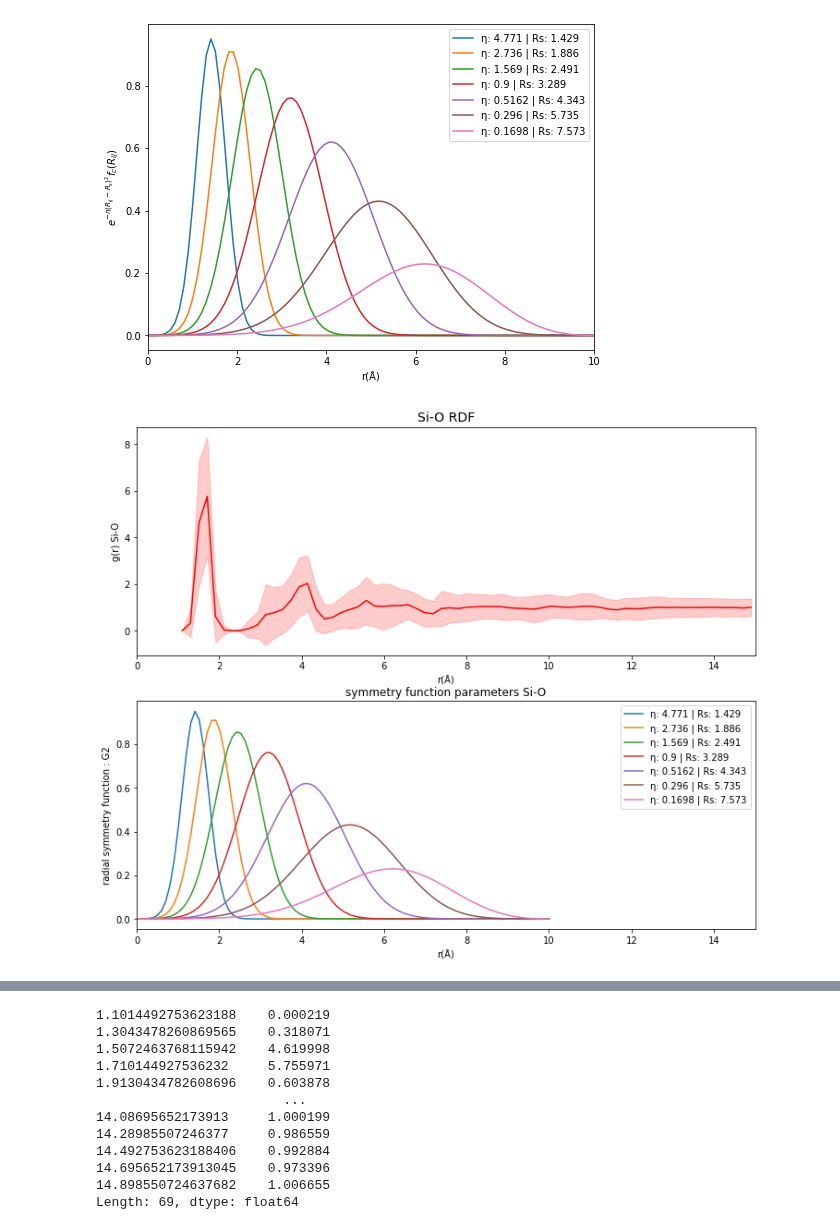
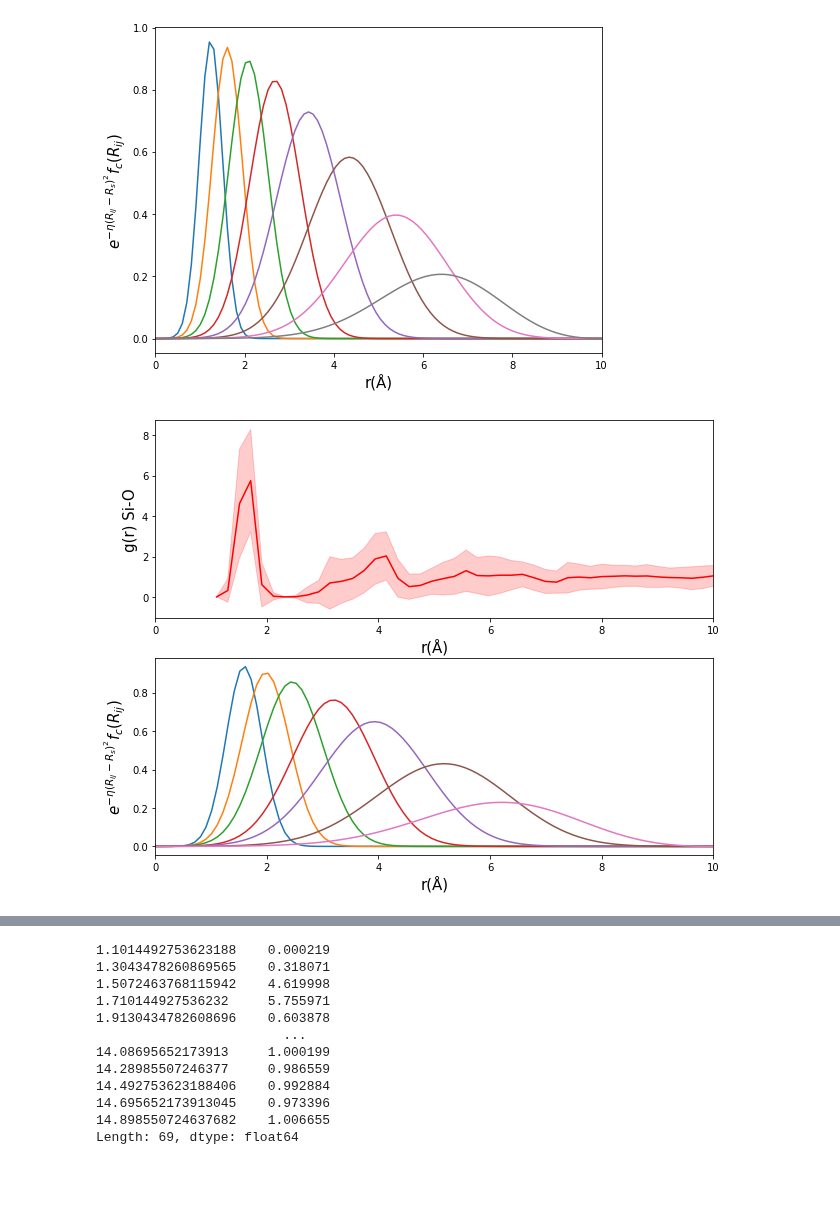
Before and after one commit to y1u0d2a1i/Research, a Jupyter notebook: scripts/rdf/compare_rdf_and_sf.ipynb, the cells around one changed output, grey strips where cells are left out. Saved outputs shown, nothing was run; the diff lists cells and outputs as text; code cells hidden in the pictures; blank space fills up the shorter version.

```diff
--- a/scripts/rdf/compare_rdf_and_sf.ipynb
+++ b/scripts/rdf/compare_rdf_and_sf.ipynb
@@ -13,10 +13,10 @@ def plot_rdf(data, ax):
     another_atom = data['another_atom'].unique()[0]
 
     # ax = fig.add_subplot()
-    ax.set_title(f"{center_atom}-{another_atom} RDF", fontsize = 14)
-    ax.set_xlabel("r(Å)", size = 10, weight = "light")
-    ax.set_ylabel(f"g(r) {center_atom}-{another_atom}", size = 10, weight = "light")
-    ax.set_xlim([0,15])
+    # ax.set_title(f"{center_atom}-{another_atom} RDF", fontsize = 14)
+    ax.set_xlabel("r(Å)", size = 10, weight = "light", fontsize=15)
+    ax.set_ylabel(f"g(r) {center_atom}-{another_atom}", size = 10, weight = "light", fontsize=15)
+    ax.set_xlim([0,10])
     x = list(map(lambda i: round(float(i),2),data.columns[4:]))
 
     mean = data.mean()[1:]
@@ -36,15 +36,15 @@ def plot_sf(sf_parameters, bond, ax, save_dir=None, save_filename=None):
     # fig = plt.figure(figsize=(8,6))
     # ax = fig.add_subplot(111)
     # ax.set_title(f'symmetry function parameters {bond}')
-    ax.set_xlabel(f'r(Å)')
-    ax.set_ylabel(r'$e^{-\eta(R_{ij}-R_{s})^2}f_{c}(R_{ij})$')
+    ax.set_xlabel(f'r(Å)', fontsize=15)
+    ax.set_ylabel(r'$e^{-\eta(R_{ij}-R_{s})^2}f_{c}(R_{ij})$', fontsize=15)
     # ax.set_ylabel(r'$2^{1-\zeta} (1+\lambda \cos\theta_{ijk})^\zeta$')
     ax.set_xlim([0,10])
     for param in sf_parameters:
         ax.plot(r_ij,
                 [acsf.radial_symmetry_function_2(eta=param[0], r_ij=k, r_shift=param[1], r_cutoff=param[2]) for k in
                  r_ij], label=f'η: {param[0]} | Rs: {param[1]}')
-    ax.legend()
+    # ax.legend()
     # fig.show()
     if save_dir is None:
         return
@@ -52,40 +52,59 @@ def plot_sf(sf_parameters, bond, ax, save_dir=None, save_filename=None):
 # %%
 fig, ax = plt.subplots(figsize=(8,6))
 params = [
-    [4.771E+00, 1.429E+00, 1.000E+01],
-    [2.736E+00, 1.886E+00, 1.000E+01],
-    [1.569E+00, 2.491E+00, 1.000E+01],
-    [9.000E-01, 3.289E+00, 1.000E+01],
-    [5.162E-01, 4.343E+00, 1.000E+01],
-    [2.960E-01, 5.735E+00, 1.000E+01],
-    [1.698E-01, 7.573E+00, 1.000E+01],
+    [7.263E+00, 1.250E+00, 1.000E+01],
+    [4.319E+00, 1.621E+00, 1.000E+01],
+    [2.568E+00, 2.102E+00, 1.000E+01],
+    [1.527E+00, 2.726E+00, 1.000E+01],
+    [9.079E-01, 3.536E+00, 1.000E+01],
+    [5.399E-01, 4.585E+00, 1.000E+01],
+    [3.210E-01, 5.946E+00, 1.000E+01],
+    [1.909E-01, 7.711E+00, 1.000E+01]
 ]
 plot_sf(params,bond='Si-Si' ,ax=ax, save_dir=None)
 # %% [output]
-[figure, old version]
+[figure, new version]
 # %%
 # params_Si_Si = [[7, 2.7, 15.0], [2.3, 3.2, 15.0], [1.051, 4.5, 15.0], [0.6629, 5, 15.0], [0.4183, 6.5, 15.0], [0.2639, 7.518, 15.0], [0.1665, 9.464, 15.0], [0.1051, 11.91, 15.0]]
 # params_O_O = [[7, 2.5, 15.0], [2.3, 2.993, 15.0], [1.051, 4.0, 15.0], [0.6629, 4.743, 15.0], [0.4183, 5.972, 15.0], [0.2639, 7.518, 15.0], [0.1665, 9.464, 15.0], [0.1051, 11.91, 15.0]]
 # params_O_Si = [[7, 1.7, 15.0], [2.3, 2.1, 15.0], [1.051, 4.0, 15.0], [0.6629, 4.6, 15.0], [0.4183, 5.972, 15.0], [0.2639, 7.518, 15.0], [0.1665, 9.464, 15.0], [0.1051, 11.91, 15.0]]
 rdf_path = '/Users/y1u0d2/Desktop/Lab/result/rdf/rdf_structure_all_converge_one/'
 files = glob.glob(f'{rdf_path}/*')
 file = files[2]
 df = pd.read_csv(file)
-save_dir = '/Users/y1u0d2/desktop/Lab/result/nnp-train/20211205/sf_param'
+save_dir = '/Users/y1u0d2/desktop/Lab/result/nnp-train/two-three-body/07/sf_params'
 bond = "Si-O"
 save_filename = '10_7'
+# params = [
+#     [4.771, 2.429, 10.0],
+#     [2.736, 2.886, 10.0],
+#     [1.569, 3.491, 10.0],
+#     [0.9, 4.289, 10.0],
+#     [0.5162, 5.343, 10.0],
+#     [0.296, 6.735, 10.0],
+#     [0.1698, 8.573, 10.0]
+# ]
+# params = [
+#     [4.771 ,2.629 ,10.0],
+#     [2.736 ,3.086 ,10.0],
+#     [1.569 ,3.791 ,10.0],
+#     [0.9 ,4.689 ,10.0],
+#     [0.5162 ,5.543 ,10.0],
+#     [0.296 ,6.735 ,10.0],
+#     [0.1698 ,8.573 ,10.0]
+# ]
 params = [
-    [4.771E+00, 1.429E+00, 1.000E+01],
-    [2.736E+00, 1.886E+00, 1.000E+01],
-    [1.569E+00, 2.491E+00, 1.000E+01],
-    [9.000E-01, 3.289E+00, 1.000E+01],
-    [5.162E-01, 4.343E+00, 1.000E+01],
-    [2.960E-01, 5.735E+00, 1.000E+01],
-    [1.698E-01, 7.573E+00, 1.000E+01],
+    [4.771, 1.6 ,10.0],
+    [2.736 ,2.0 ,10.0],
+    [1.569 ,2.491 ,10.0],
+    [0.9 ,3.289 ,10.0],
+    [0.5162 ,4.143 ,10.0],
+    [0.296 ,5.735 ,10.0],
+    [0.1698 ,7.573 ,10.0],
 ]
-fig, axes= plt.subplots(2,1,figsize=(12,10))
+fig, axes= plt.subplots(2,1,figsize=(10,8))
 plot_rdf(df, ax=axes[0])
-plot_sf(params,bond=bond ,ax=axes[1], save_dir=None, save_filNonename=f'{bond}_{save_filename}')
-# fig.savefig('/Users/y1u0d2/Desktop/Lab/result/rdf/sf_O-Si.png')
+plot_sf(params,bond=bond ,ax=axes[1])
+fig.savefig(f'{save_dir}/sf_{bond}.png')
 # %% [output]
-[figure, old version]
+[figure, new version]
```
Also changed, not shown: parts of 2 cells of this notebook, 10 other files.
